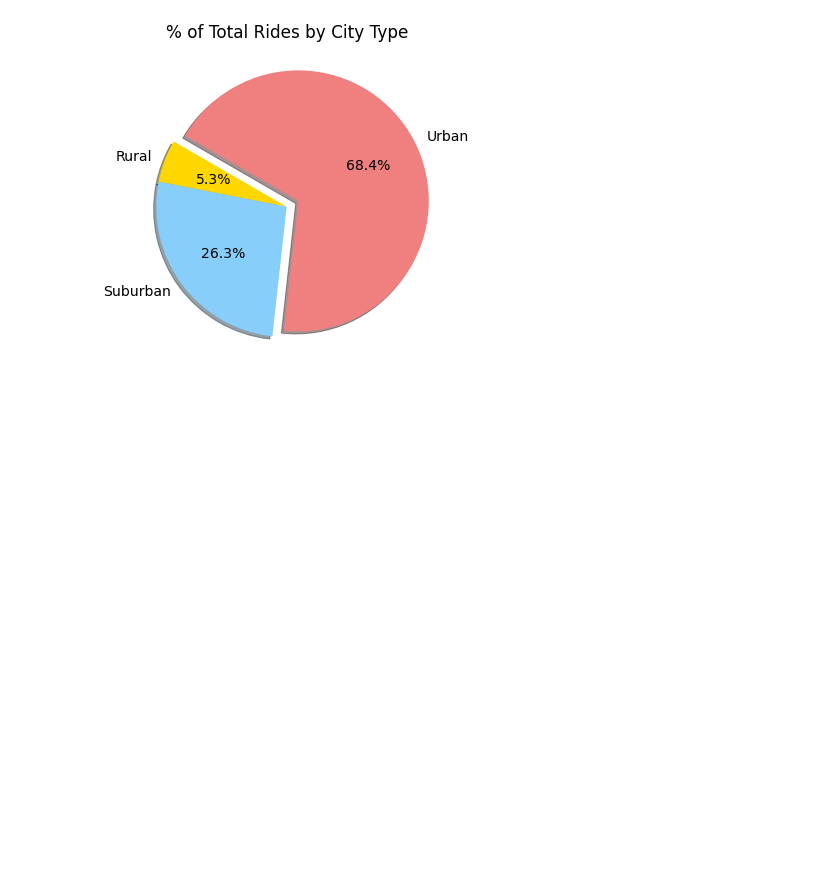
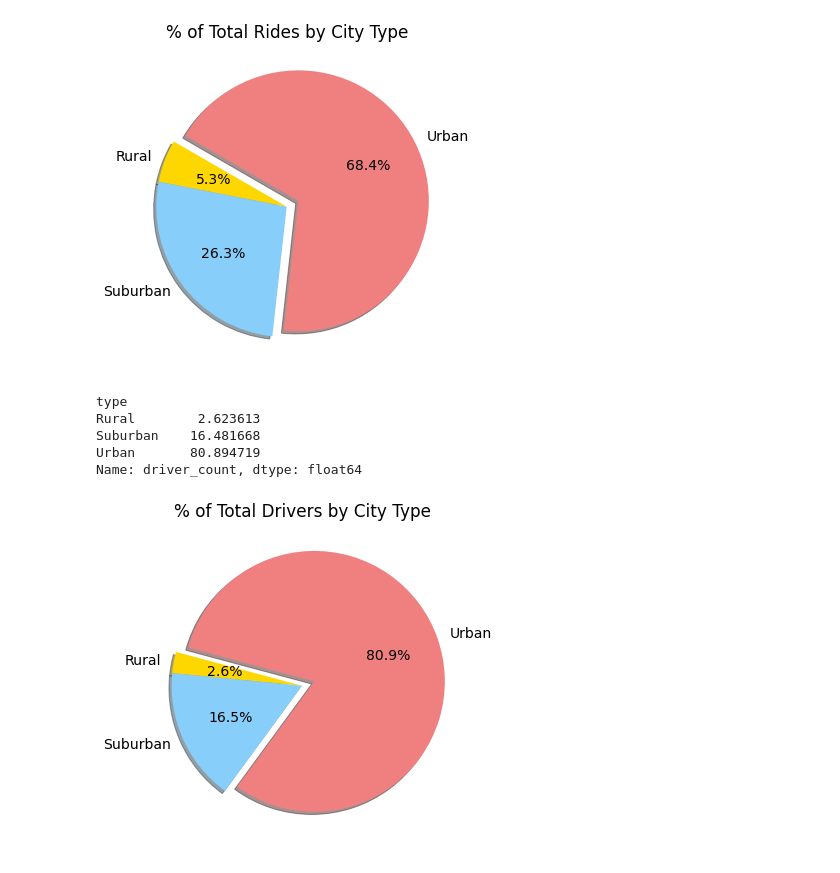
Before and after one commit to ines-tb/pyber-analysis, a Jupyter notebook: PyBer.ipynb, the cells around one changed output. Saved outputs shown, nothing was run; the diff lists cells and outputs as text; code cells hidden in the pictures; blank space fills up the shorter version.

Commit message:
Pie Chart - % Drivers by City Type

```diff
--- a/PyBer.ipynb
+++ b/PyBer.ipynb
@@ -862,3 +858,35 @@ plt.savefig("analysis/Fig6.png")
 plt.show()
 # %% [output]
 [figure]
+# %%
+# Pie Chart - % of Drivers by City Type
+# ----------------------------------------
+
+# Calculate the percentage of drivers for each city type.
+driverPercents = cityDataDF.groupby(["type"]).sum()["driver_count"] / cityDataDF["driver_count"].sum() * 100
+driverPercents
+# %% [output]
+type
+Rural        2.623613
+Suburban    16.481668
+Urban       80.894719
+Name: driver_count, dtype: float64
+# %%
+# Build the percentage of drivers by city type pie chart - MATLAB method
+plt.subplots(figsize=(10,6))
+plt.pie(driverPercents,
+    labels=["Rural","Suburban","Urban"],
+    colors=["gold","lightSkyBlue","lightcoral"],
+    explode=[0,0,0.1],
+    autopct="%1.1f%%",
+    shadow=True,
+    startangle=165)
+plt.title("% of Total Drivers by City Type")
+# Change the default font size of 10 to 14 with matplotlib != matplotlib.pyplot
+mpl.rcParams["font.size"]=14
+# Save Figure
+plt.savefig("analysis/Fig7.png")
+# Display figure
+plt.show()
+# %% [output]
+[figure, added]
```
Also changed, not shown: parts of 5 cells of this notebook, 1 other file.
